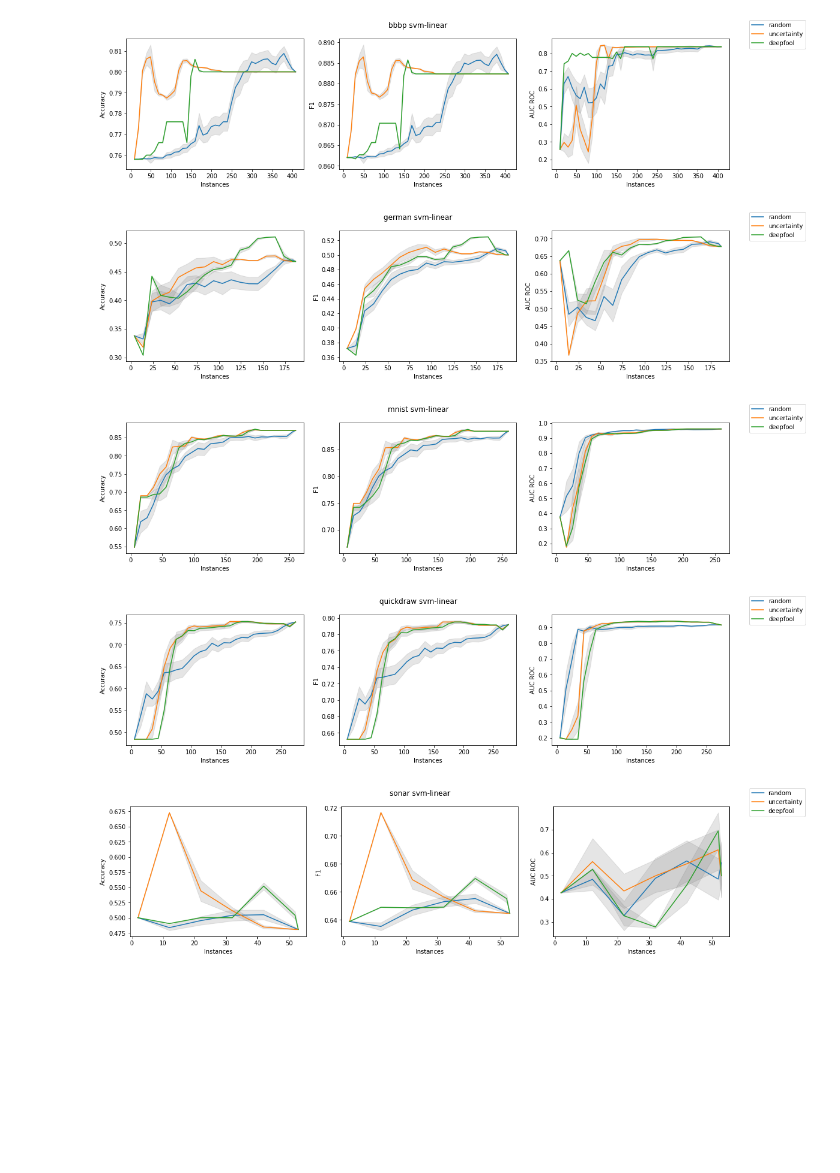
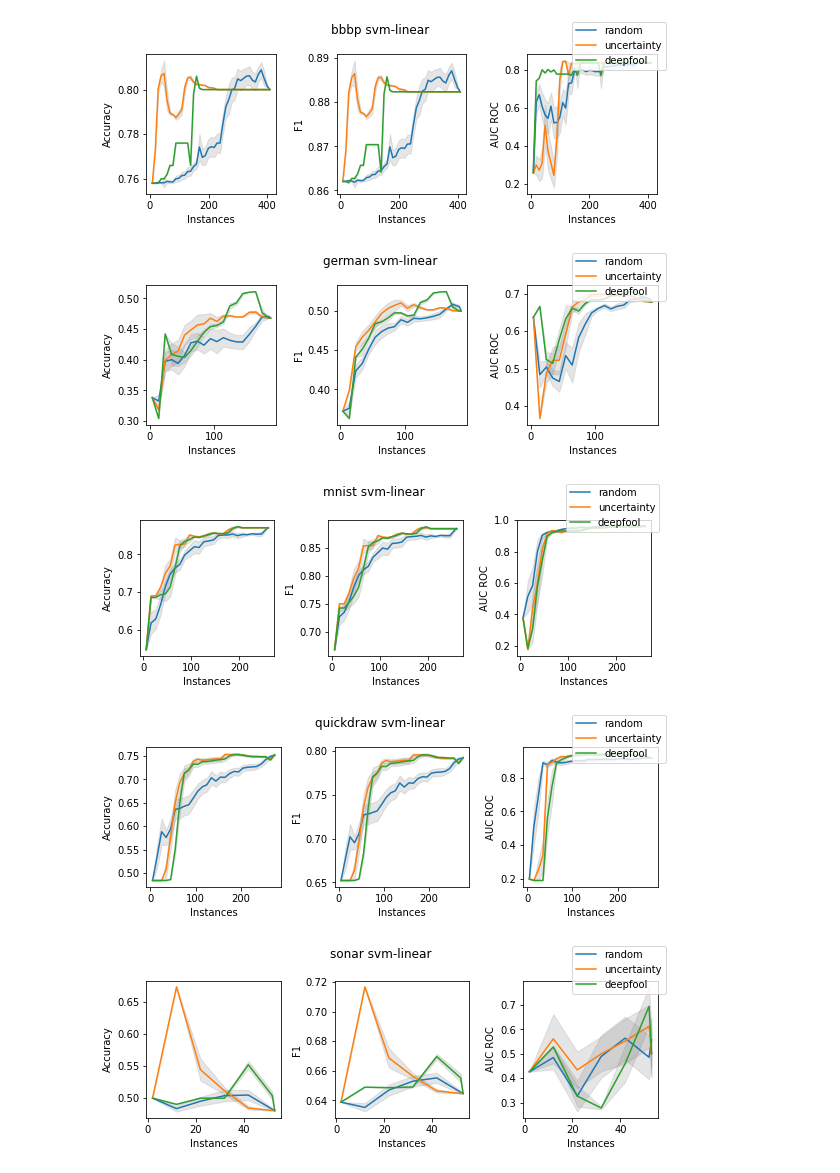
Before and after one commit to zacps/al-stopping-conditions, a Jupyter notebook: unbalanced.ipynb, the cells around one changed output. Cells and saved outputs as stored; diff of their text form; code cells hidden in the pictures; blank space fills up the shorter version.

```diff
--- a/unbalanced.ipynb
+++ b/unbalanced.ipynb
@@ -88,15 +86,15 @@ matrix = {
     }
 }
 # %%
-results = librun.run(matrix)
+results = librun.run(matrix, force_cache=True)
 # %%
 plots = [result[0] for result in results]
 classifiers = [result[1] for result in results]
 # %%
-librun.plot(plots)
+librun.plot(plots, figsize=(8,3))
 # %% [output]
-[figure, old version]
+[figure, new version]
-[figure, old version]
+[figure, new version]
-[figure, old version]
+[figure, new version]
-[figure, old version]
+[figure, new version]
-[figure, old version]
+[figure, new version]
```
Also changed, not shown: parts of 1 cell of this notebook, 26 other files.
